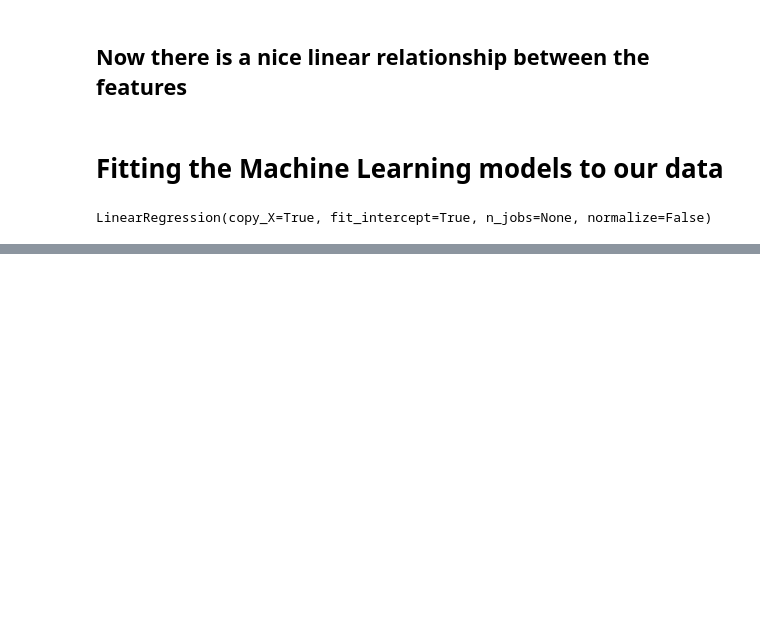
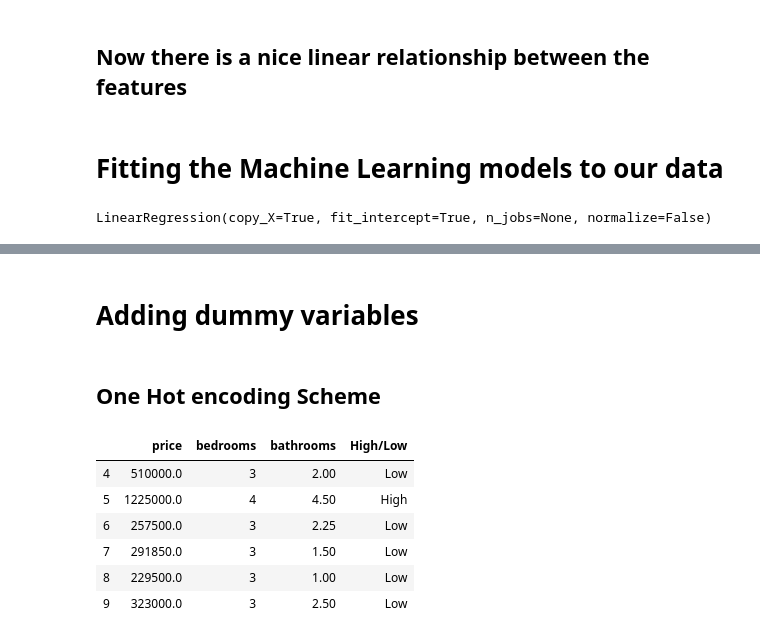
Before and after one commit to abhishekdabas31/Predicting-House-Prices-in-King-county, a Jupyter notebook: Exploratory_Data_Analysis on Housing dataset.ipynb, the cells around one changed output, grey strips where cells are left out. Drawn from its saved outputs; the diff is of its cells as text; code cells hidden in the pictures; blank space fills up the shorter version.

```diff
--- a/Exploratory_Data_Analysis on Housing dataset.ipynb
+++ b/Exploratory_Data_Analysis on Housing dataset.ipynb
@@ -658,0 +850,14 @@ Lets try other algorithms
+# %% [markdown]
+# Adding dummy variables
+# %% [markdown]
+##  One Hot encoding Scheme
+# %%
+data[['price', 'bedrooms', 'bathrooms', "High/Low"]].iloc[4:10]
+# %% [output]
+|  | price | bedrooms | bathrooms | High/Low |
+| 4 | 510000.0 | 3 | 2.00 | Low |
+| 5 | 1225000.0 | 4 | 4.50 | High |
+| 6 | 257500.0 | 3 | 2.25 | Low |
+| 7 | 291850.0 | 3 | 1.50 | Low |
+| 8 | 229500.0 | 3 | 1.00 | Low |
+| 9 | 323000.0 | 3 | 2.50 | Low |
```
Also changed, not shown: parts of 24 cells of this notebook, 1 other file.
